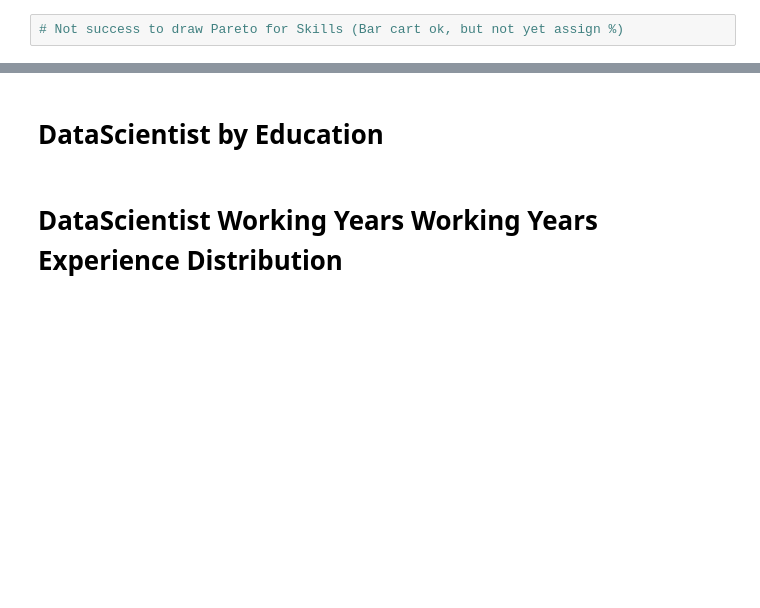
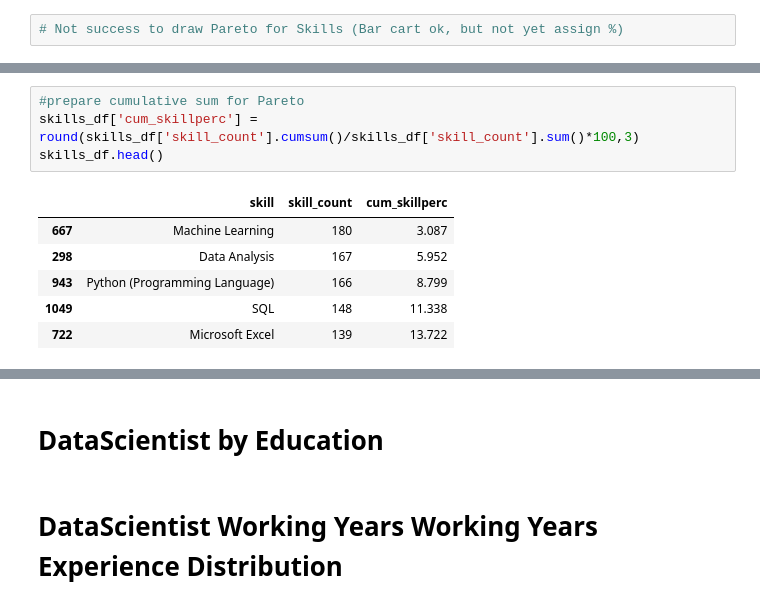
Before and after one commit to yong2khoo-lm/Mini-Project-1, a Jupyter notebook: Dev/Data_Preprocess_Analytics.ipynb, the cells around one changed output, grey strips where cells are left out. Saved outputs shown, nothing was run; the diff lists cells and outputs as text; blank space fills up the shorter version.

```diff
--- a/Dev/Data_Preprocess_Analytics.ipynb
+++ b/Dev/Data_Preprocess_Analytics.ipynb
@@ -314,0 +329,11 @@ skills_df.to_csv('checkskill.csv')
+# %%
+#prepare cumulative sum for Pareto
+skills_df['cum_skillperc'] = round(skills_df['skill_count'].cumsum()/skills_df['skill_count'].sum()*100,3)
+skills_df.head()
+# %% [output]
+|  | skill | skill_count | cum_skillperc |
+| 667 | Machine Learning | 180 | 3.087 |
+| 298 | Data Analysis | 167 | 5.952 |
+| 943 | Python (Programming Language) | 166 | 8.799 |
+| 1049 | SQL | 148 | 11.338 |
+| 722 | Microsoft Excel | 139 | 13.722 |
```
Also changed, not shown: parts of 6 cells of this notebook.
